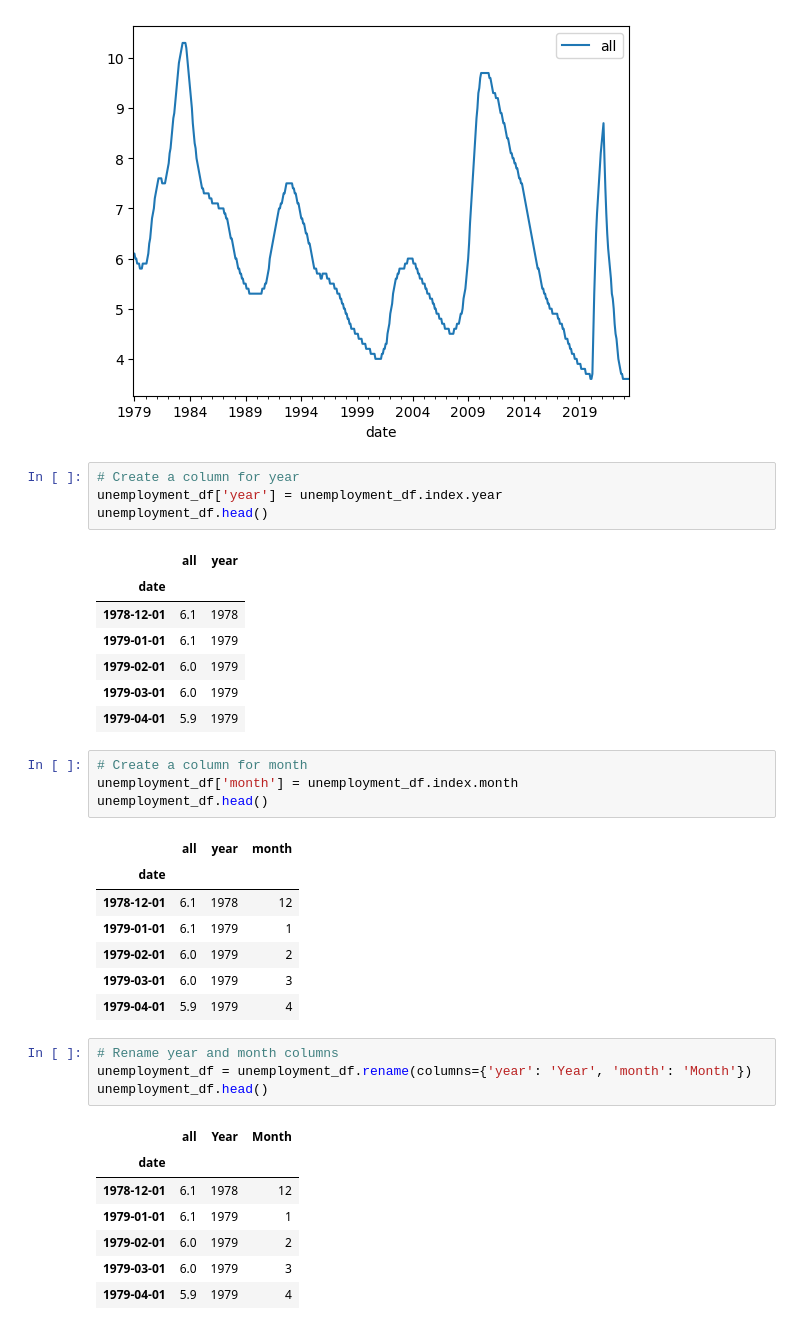
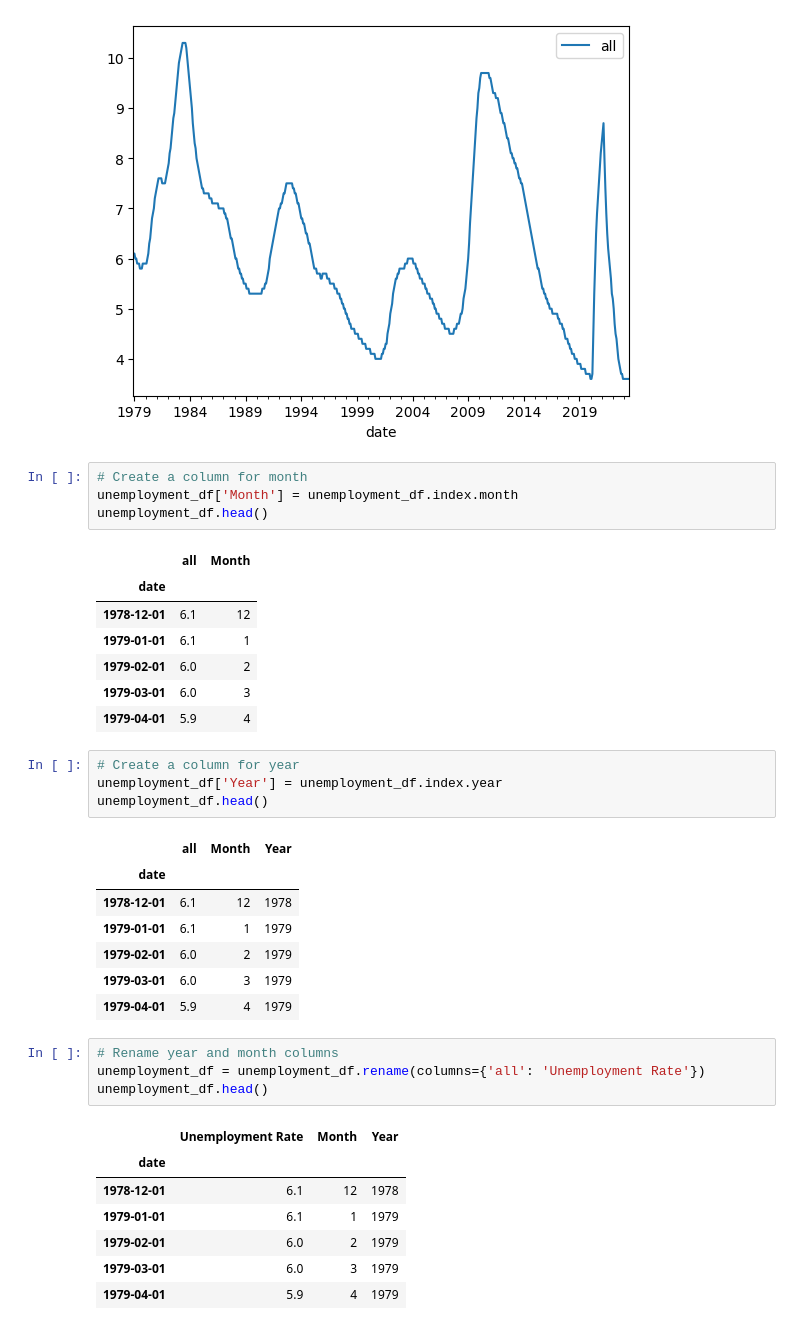
Before and after one commit to Aquamarine278/AI-Bootcamp-Project-1, a Jupyter notebook: unemployment_data.ipynb, the cells around one changed output. Cells and saved outputs as stored; diff of their text form.

```diff
--- a/unemployment_data.ipynb
+++ b/unemployment_data.ipynb
@@ -117,38 +117,38 @@ unemployment_df.plot()
 <Axes: xlabel='date'>
 [figure]
 # %%
-# Create a column for year
-unemployment_df['year'] = unemployment_df.index.year
+# Create a column for month
+unemployment_df['Month'] = unemployment_df.index.month
 unemployment_df.head()
 # %% [output]
-|  | all | year |
+|  | all | Month |
 | date |  |  |
-| 1978-12-01 | 6.1 | 1978 |
-| 1979-01-01 | 6.1 | 1979 |
-| 1979-02-01 | 6.0 | 1979 |
-| 1979-03-01 | 6.0 | 1979 |
-| 1979-04-01 | 5.9 | 1979 |
+| 1978-12-01 | 6.1 | 12 |
+| 1979-01-01 | 6.1 | 1 |
+| 1979-02-01 | 6.0 | 2 |
+| 1979-03-01 | 6.0 | 3 |
+| 1979-04-01 | 5.9 | 4 |
 # %%
-# Create a column for month
-unemployment_df['month'] = unemployment_df.index.month
+# Create a column for year
+unemployment_df['Year'] = unemployment_df.index.year
 unemployment_df.head()
 # %% [output]
-|  | all | year | month |
+|  | all | Month | Year |
 | date |  |  |  |
-| 1978-12-01 | 6.1 | 1978 | 12 |
-| 1979-01-01 | 6.1 | 1979 | 1 |
-| 1979-02-01 | 6.0 | 1979 | 2 |
-| 1979-03-01 | 6.0 | 1979 | 3 |
-| 1979-04-01 | 5.9 | 1979 | 4 |
+| 1978-12-01 | 6.1 | 12 | 1978 |
+| 1979-01-01 | 6.1 | 1 | 1979 |
+| 1979-02-01 | 6.0 | 2 | 1979 |
+| 1979-03-01 | 6.0 | 3 | 1979 |
+| 1979-04-01 | 5.9 | 4 | 1979 |
 # %%
 # Rename year and month columns
-unemployment_df = unemployment_df.rename(columns={'year': 'Year', 'month': 'Month'})
+unemployment_df = unemployment_df.rename(columns={'all': 'Unemployment Rate'})
 unemployment_df.head()
 # %% [output]
-|  | all | Year | Month |
+|  | Unemployment Rate | Month | Year |
 | date |  |  |  |
-| 1978-12-01 | 6.1 | 1978 | 12 |
-| 1979-01-01 | 6.1 | 1979 | 1 |
-| 1979-02-01 | 6.0 | 1979 | 2 |
-| 1979-03-01 | 6.0 | 1979 | 3 |
-| 1979-04-01 | 5.9 | 1979 | 4 |
+| 1978-12-01 | 6.1 | 12 | 1978 |
+| 1979-01-01 | 6.1 | 1 | 1979 |
+| 1979-02-01 | 6.0 | 2 | 1979 |
+| 1979-03-01 | 6.0 | 3 | 1979 |
+| 1979-04-01 | 5.9 | 4 | 1979 |
```
Also changed, not shown: parts of 3 cells of this notebook, 1 other file.
